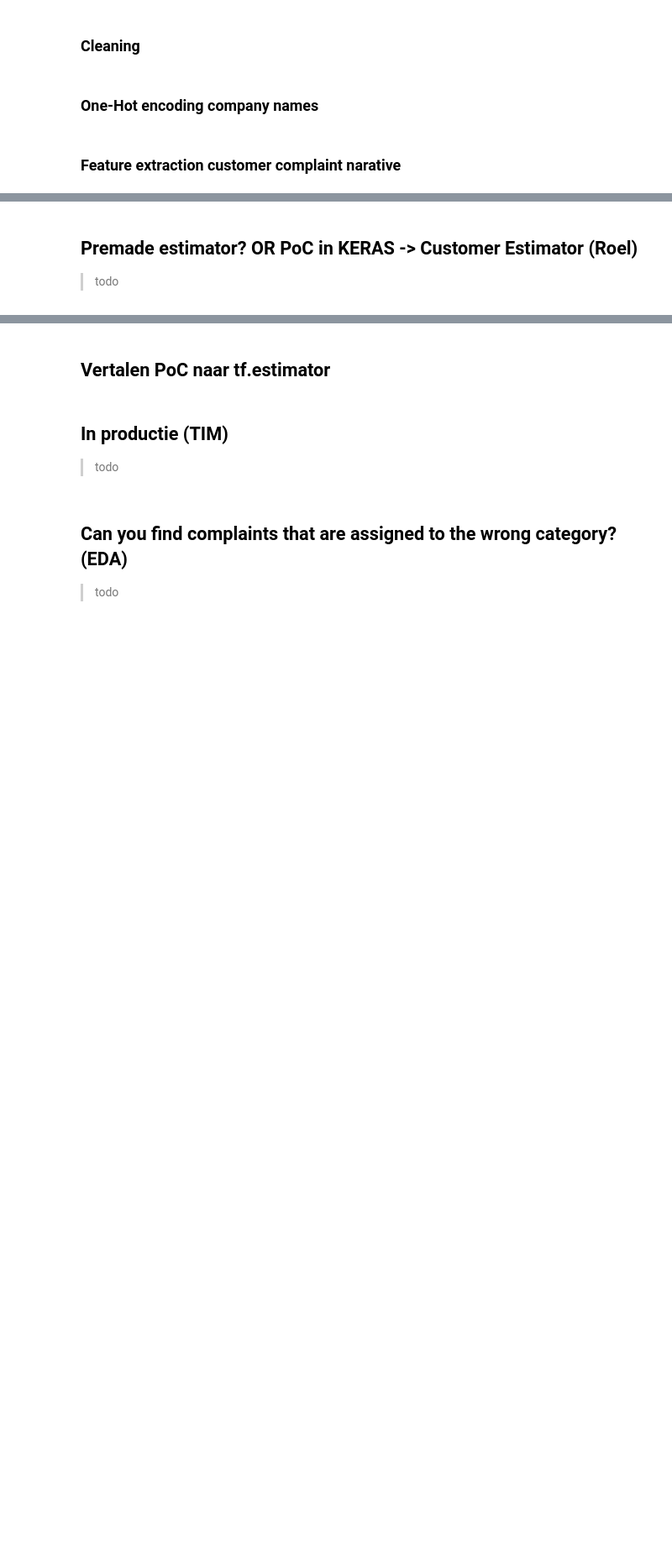
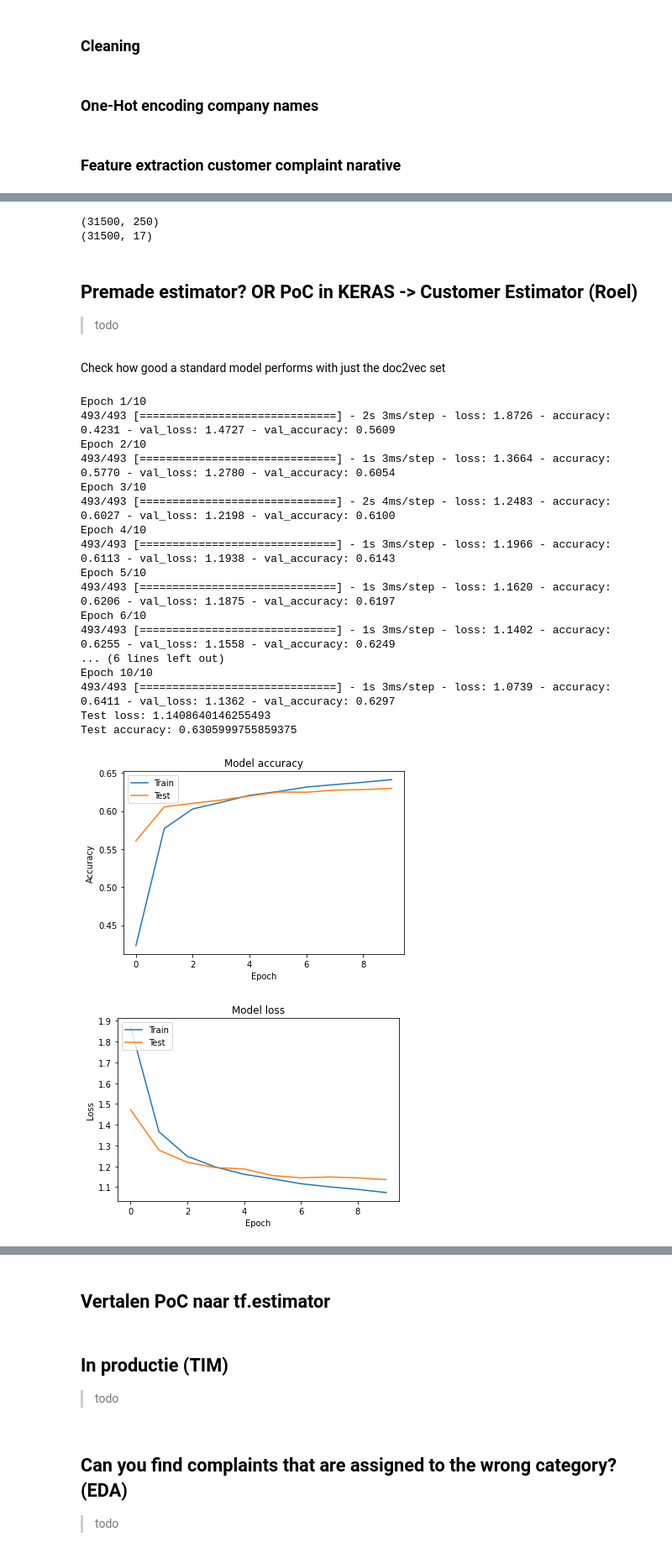
Before and after one commit to TimDeSmet/AML, a Jupyter notebook: Final-Sprint.ipynb, the cells around one changed output, grey strips where cells are left out. Shown at 84% size. Cells and saved outputs as stored; diff of their text form; code cells hidden in the pictures; blank space fills up the shorter version.

```diff
--- a/Final-Sprint.ipynb
+++ b/Final-Sprint.ipynb
@@ -61,7 +47,7 @@ from sklearn.model_selection import train_test_split
 complaints = pd.read_csv('complaints-2020-01-22_08_24.csv')
 # %%
 # Basic constants
-SAMPLE_AMOUNT = 10000
+SAMPLE_AMOUNT = 50000
 VISUAL_AMOUNT = 5000
 PRODUCT_AMOUNT = len(set(complaints['Product']))
 # %% [markdown]
@@ -116,7 +113,27 @@ transformed = doc2vec()
 # %%
-y = data['Product']
-x = pd.concat([data['Consumer complaint narrative'], companies_1he], axis=1)
-x_train, x_test, y_train, y_test = train_test_split(x,y,test_size = 0.2,random_state=0)
+def createDataSets(x,y):
+    x_train, x_test, y_train, y_test = train_test_split(x,y,test_size = 0.3)
+    x_train, x_val, y_train, y_val = train_test_split(x_train, y_train, test_size= 0.1)
+
+    return x_train,x_val,x_test,y_train,y_val,y_test
+
+targets_1he = pd.get_dummies(data['Product'])
+
+
+y = targets_1he
+
+# x = to be defined by model
+
+#x = np.append(transformed, companies_1he.to_numpy(),axis=1)
+#x = transformed
+#x = pd.concat([data['Consumer complaint narrative'], companies_1he], axis=1)
+#x_train, x_test, y_train, y_test = train_test_split(x,y,test_size = 0.2,random_state=0)
+# %%
+print(x_train.shape)
+print(y_train.shape)
+# %% [output]
+(31500, 250)
+(31500, 17)
 # %% [markdown]
 ## Premade estimator?  OR PoC in KERAS -> Customer Estimator (Roel)
 
@@ -123,0 +192,31 @@ x_train, x_test, y_train, y_test = train_test_split(x,y,test_size = 0.2,random_s
+# %% [markdown]
+Check how good a standard model performs with just the doc2vec set
+# %%
+x = transformed
+
+model = createModel(SGD(lr=0.01, momentum=0.9),CategoricalCrossentropy(),x.shape, y.shape)
+
+history,x_test,y_test = trainModel(model,x,y)
+
+score = model.evaluate(x_test, y_test, verbose=0)
+validateModel(history,score)
+# %% [output]
+Epoch 1/10
+493/493 [==============================] - 2s 3ms/step - loss: 1.8726 - accuracy: 0.4231 - val_loss: 1.4727 - val_accuracy: 0.5609
+Epoch 2/10
+493/493 [==============================] - 1s 3ms/step - loss: 1.3664 - accuracy: 0.5770 - val_loss: 1.2780 - val_accuracy: 0.6054
+Epoch 3/10
+493/493 [==============================] - 2s 4ms/step - loss: 1.2483 - accuracy: 0.6027 - val_loss: 1.2198 - val_accuracy: 0.6100
+Epoch 4/10
+493/493 [==============================] - 1s 3ms/step - loss: 1.1966 - accuracy: 0.6113 - val_loss: 1.1938 - val_accuracy: 0.6143
+Epoch 5/10
+493/493 [==============================] - 1s 3ms/step - loss: 1.1620 - accuracy: 0.6206 - val_loss: 1.1875 - val_accuracy: 0.6197
+Epoch 6/10
+493/493 [==============================] - 1s 3ms/step - loss: 1.1402 - accuracy: 0.6255 - val_loss: 1.1558 - val_accuracy: 0.6249
+... (6 lines left out)
+Epoch 10/10
+493/493 [==============================] - 1s 3ms/step - loss: 1.0739 - accuracy: 0.6411 - val_loss: 1.1362 - val_accuracy: 0.6297
+Test loss: 1.1408640146255493
+Test accuracy: 0.6305999755859375
+[figure, added]
+[figure, added]
```
Also changed, not shown: parts of 12 cells of this notebook.
